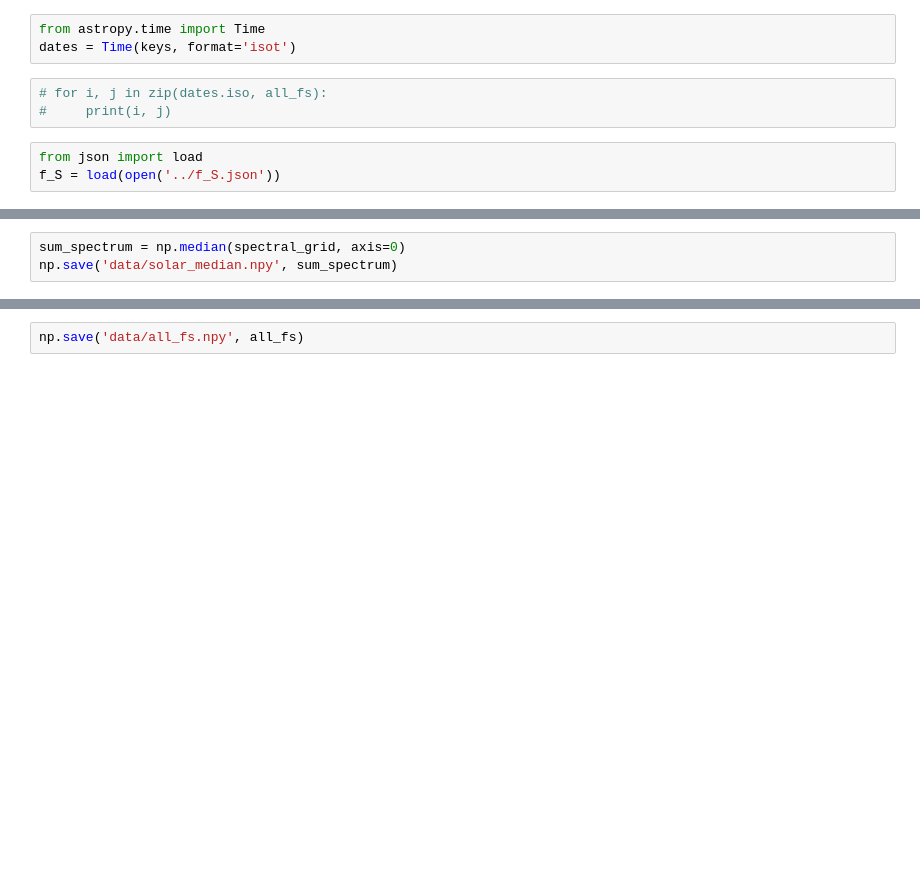
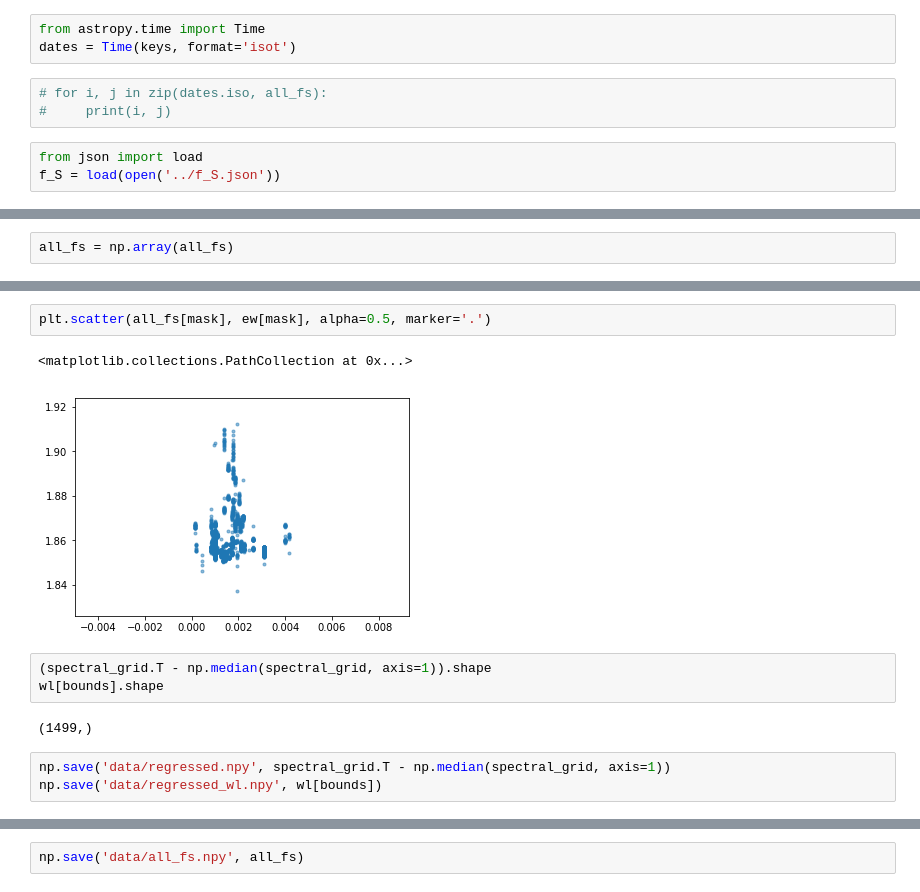
Before and after one commit to bmorris3/sharp, a Jupyter notebook: cnn/prep_solar_residuals.ipynb, the cells around one changed output, grey strips where cells are left out. Cells and saved outputs as stored; diff of their text form; blank space fills up the shorter version.

```diff
--- a/cnn/prep_solar_residuals.ipynb
+++ b/cnn/prep_solar_residuals.ipynb
@@ -104,0 +129,2 @@ plt.gca().set_aspect(0.01)
+# %%
+all_fs = np.array(all_fs)
@@ -105,3 +145,13 @@ plt.gca().set_aspect(0.01)
+# %%
+plt.scatter(all_fs[mask], ew[mask], alpha=0.5, marker='.')
+# %% [output]
+<matplotlib.collections.PathCollection at 0x...>
+[figure, added]
+# %%
+(spectral_grid.T - np.median(spectral_grid, axis=1)).shape
+wl[bounds].shape
+# %% [output]
+(1499,)
 # %%
-sum_spectrum = np.median(spectral_grid, axis=0)
-np.save('data/solar_median.npy', sum_spectrum)
+np.save('data/regressed.npy', spectral_grid.T - np.median(spectral_grid, axis=1))
+np.save('data/regressed_wl.npy', wl[bounds])
```
Also changed, not shown: parts of 17 cells of this notebook, 4 other files.
